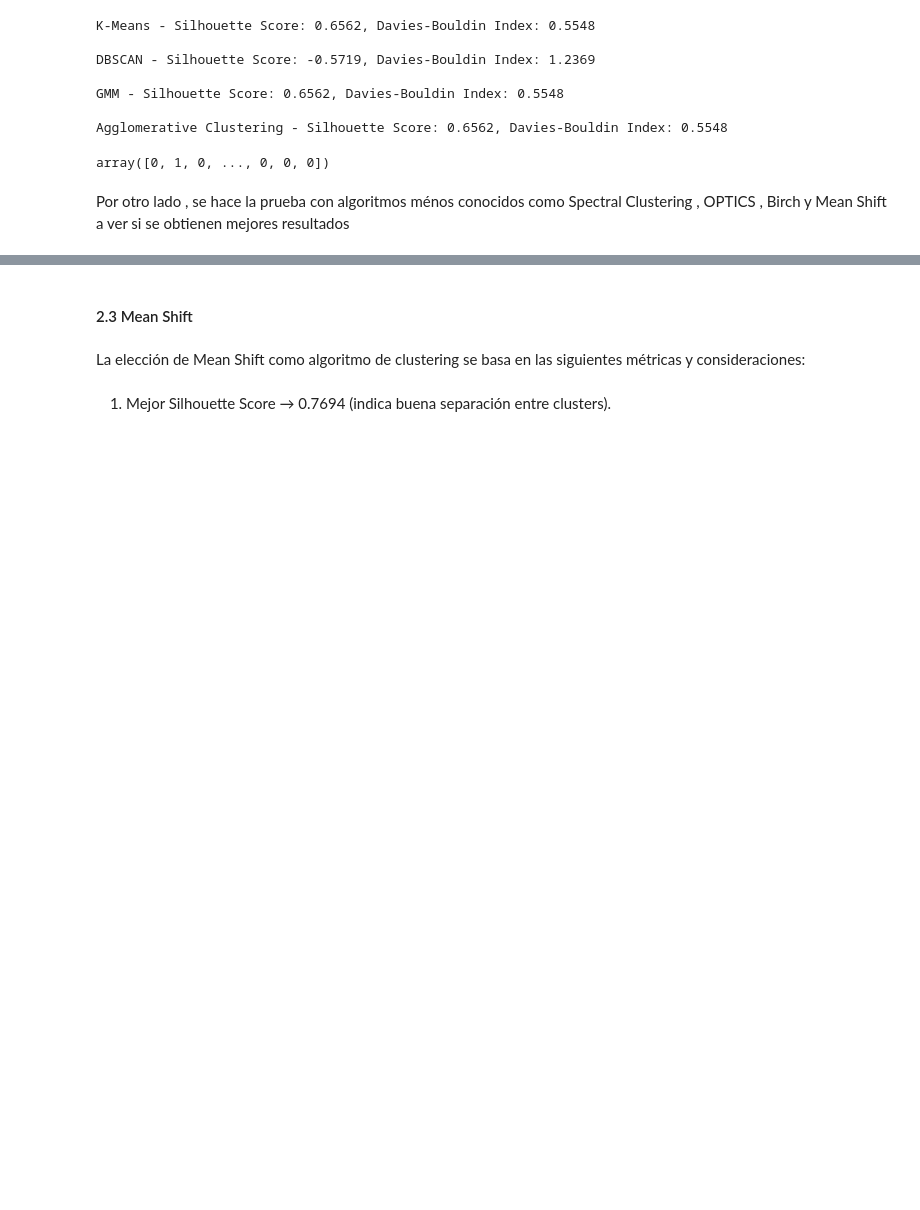
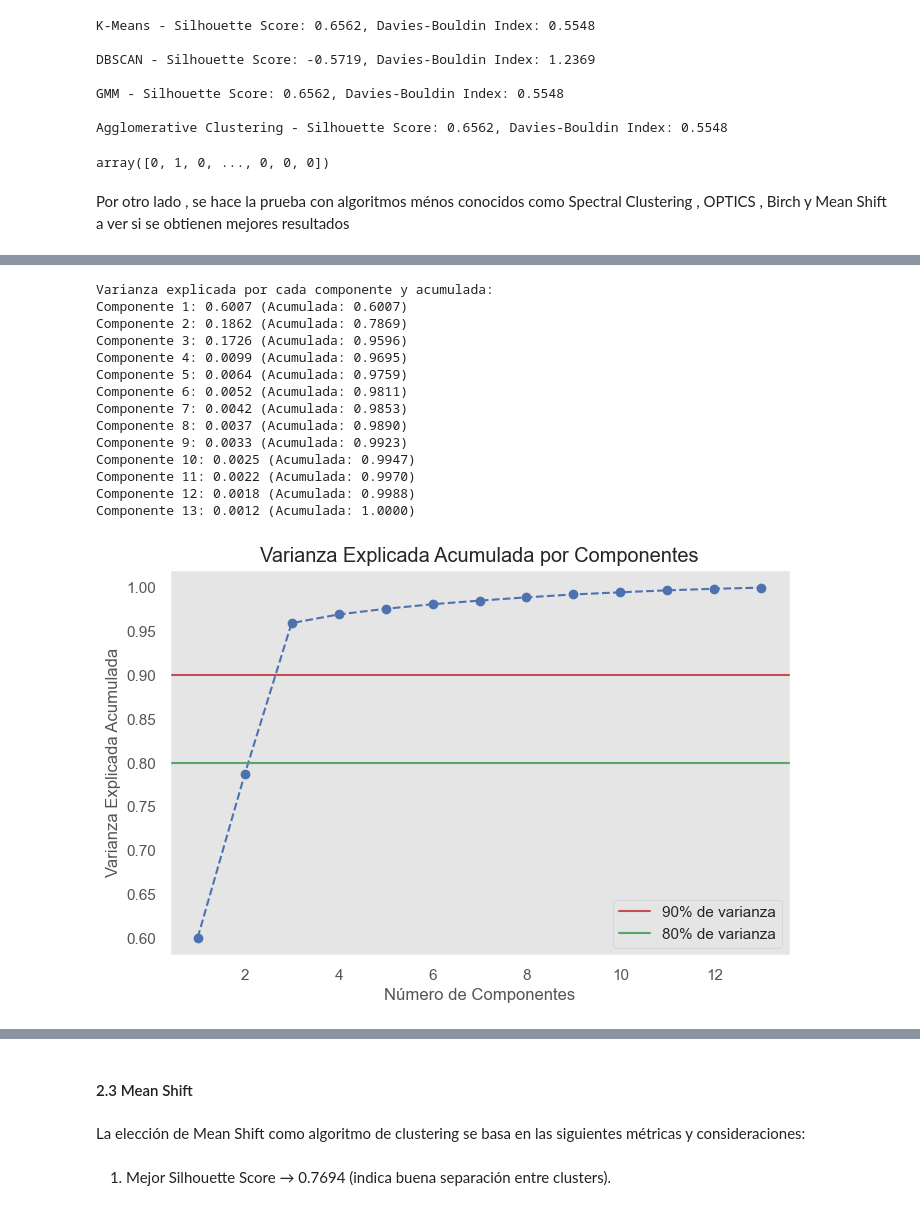
Before and after one commit to iStork1/Laboratorio-2-BI, a Jupyter notebook: Laboratorio2.ipynb, the cells around one changed output, grey strips where cells are left out. Drawn from its saved outputs; the diff is of its cells as text; code cells hidden in the pictures; blank space fills up the shorter version.

```diff
--- a/Laboratorio2.ipynb
+++ b/Laboratorio2.ipynb
@@ -522,0 +534,4 @@ Mean Shift - Silhouette Score: 0.7694, Davies-Bouldin Index: 0.3282
+# %%
+X = df[features]
+scaler = StandardScaler()
+X_scaled = scaler.fit_transform(X) #Aca se usa el escalador de los datos para que todos tengan la misma escala
@@ -522,0 +611,37 @@ Mean Shift - Silhouette Score: 0.7694, Davies-Bouldin Index: 0.3282
+# %%
+pca = PCA(n_components=13)
+X_pca = pca.fit_transform(X_scaled)
+
+explained_variance_ratio = pca.explained_variance_ratio_
+cumulative_variance_ratio = np.cumsum(explained_variance_ratio)
+
+print("Varianza explicada por cada componente y acumulada:")
+for i, (var, cum_var) in enumerate(zip(explained_variance_ratio, cumulative_variance_ratio)):
+    print(f"Componente {i+1}: {var:.4f} (Acumulada: {cum_var:.4f})")
+
+plt.figure(figsize=(8, 5))
+plt.plot(range(1, 14), cumulative_variance_ratio, marker='o', linestyle='--', color='b')
+plt.axhline(y=0.9, color='r', linestyle='-', label='90% de varianza')
+plt.axhline(y=0.8, color='g', linestyle='-', label='80% de varianza')
+plt.title("Varianza Explicada Acumulada por Componentes")
+plt.xlabel("Número de Componentes")
+plt.ylabel("Varianza Explicada Acumulada")
+plt.legend()
+plt.grid()
+plt.show()
+# %% [output]
+Varianza explicada por cada componente y acumulada:
+Componente 1: 0.6007 (Acumulada: 0.6007)
+Componente 2: 0.1862 (Acumulada: 0.7869)
+Componente 3: 0.1726 (Acumulada: 0.9596)
+Componente 4: 0.0099 (Acumulada: 0.9695)
+Componente 5: 0.0064 (Acumulada: 0.9759)
+Componente 6: 0.0052 (Acumulada: 0.9811)
+Componente 7: 0.0042 (Acumulada: 0.9853)
+Componente 8: 0.0037 (Acumulada: 0.9890)
+Componente 9: 0.0033 (Acumulada: 0.9923)
+Componente 10: 0.0025 (Acumulada: 0.9947)
+Componente 11: 0.0022 (Acumulada: 0.9970)
+Componente 12: 0.0018 (Acumulada: 0.9988)
+Componente 13: 0.0012 (Acumulada: 1.0000)
+[figure, added]
```
Also changed, not shown: parts of 27 cells of this notebook.
